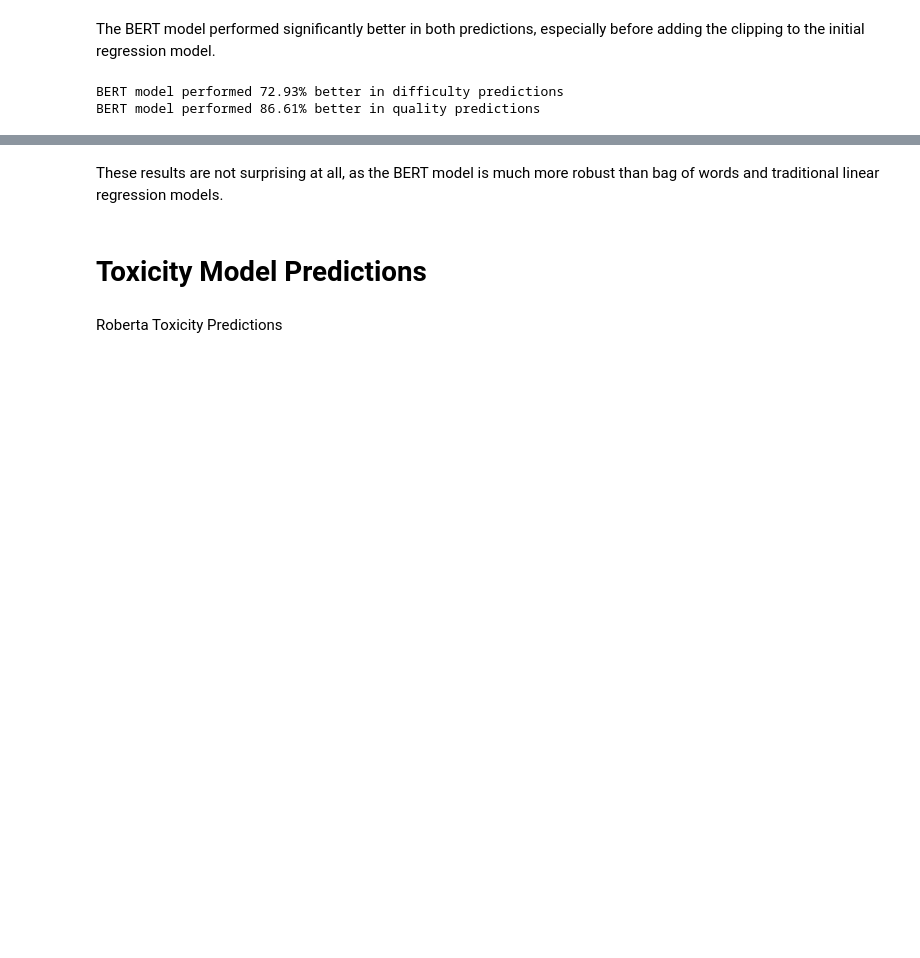
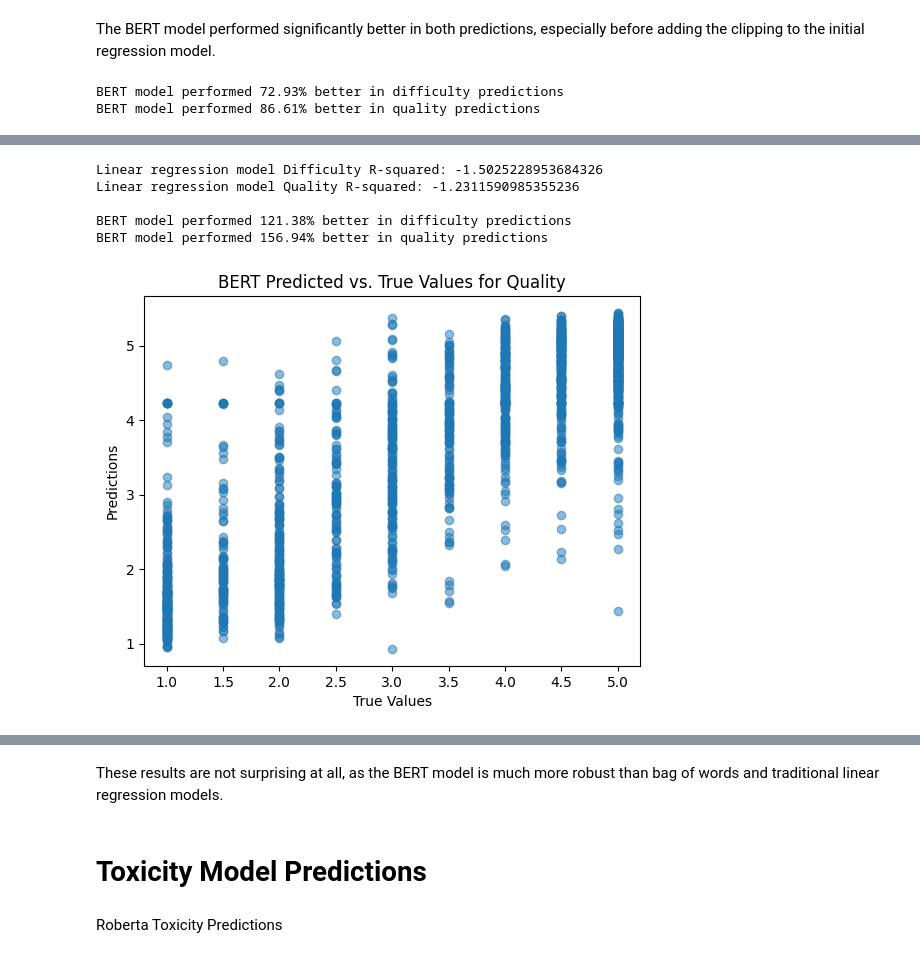
Before and after one commit to joshs23/NLP-RateMyProf, a Jupyter notebook: ratemyprof.ipynb, the cells around one changed output, grey strips where cells are left out. Cells and saved outputs as stored; diff of their text form; code cells hidden in the pictures; blank space fills up the shorter version.

```diff
--- a/ratemyprof.ipynb
+++ b/ratemyprof.ipynb
@@ -577,10 +593,14 @@ if not os.path.isfile('diff_model.pth'):
 # %%
 torch.cuda.empty_cache()
 qual_model = BertForRegression()
-qual_model.load_state_dict(torch.load('qual_model.pth'))
+qual_model.load_state_dict(torch.load('qual_model.pth', map_location=torch.device('cpu')))
 qual_model.eval()
 qual_model = qual_model.to(device)
 test_loss = 0
+
+qual_all_labels = []
+qual_all_predictions = []
+
 with torch.no_grad():
     for batch_idx, batch in enumerate(Qual_test_loader):
         input_ids = batch['input_ids'].to(device)
@@ -590,6 +610,11 @@ with torch.no_grad():
         outputs = qual_model(input_ids=input_ids, attention_mask=attention_mask)
         loss = criterion(outputs, labels)
         test_loss += loss.item()
+        predictions = outputs.detach().cpu().numpy()
+        true_labels = labels.detach().cpu().numpy()
+
+        qual_all_predictions.extend(predictions)
+        qual_all_labels.extend(true_labels)
 
     qual_avg_test_loss = test_loss / len(Qual_test_loader)
     print(f"Quality Test Loss: {qual_avg_test_loss}")
@@ -650,0 +725,23 @@ BERT model performed 86.61% better in quality predictions
+# %%
+print("Linear regression model Difficulty R-squared:", diff_r2)
+print(f'Linear regression model Quality R-squared: {qual_r2}')
+print(" ")
+improvement_percentage = ((diff_r2 - BERT_diff_r2) / diff_r2) * 100
+print(f"BERT model performed {improvement_percentage:.2f}% better in difficulty predictions")
+
+improvement_percentage = ((qual_r2 - BERT_qual_r2) / qual_r2) * 100
+print(f"BERT model performed {improvement_percentage:.2f}% better in quality predictions")
+# %% [output]
+Linear regression model Difficulty R-squared: -1.5025228953684326
+Linear regression model Quality R-squared: -1.2311590985355236
+
+BERT model performed 121.38% better in difficulty predictions
+BERT model performed 156.94% better in quality predictions
+# %%
+plt.scatter(qual_all_labels, qual_all_predictions, alpha=0.5)
+plt.xlabel('True Values')
+plt.ylabel('Predictions')
+plt.title('BERT Predicted vs. True Values for Quality')
+plt.show()
+# %% [output]
+[figure, added]
```
Also changed, not shown: parts of 24 cells of this notebook.
